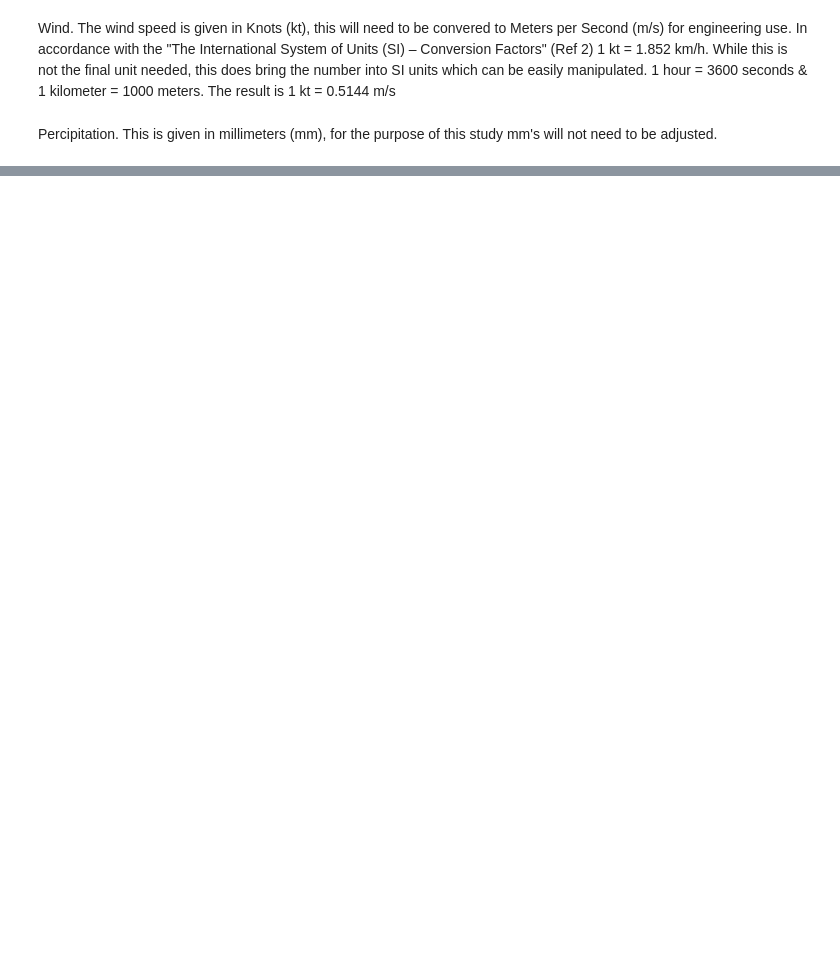
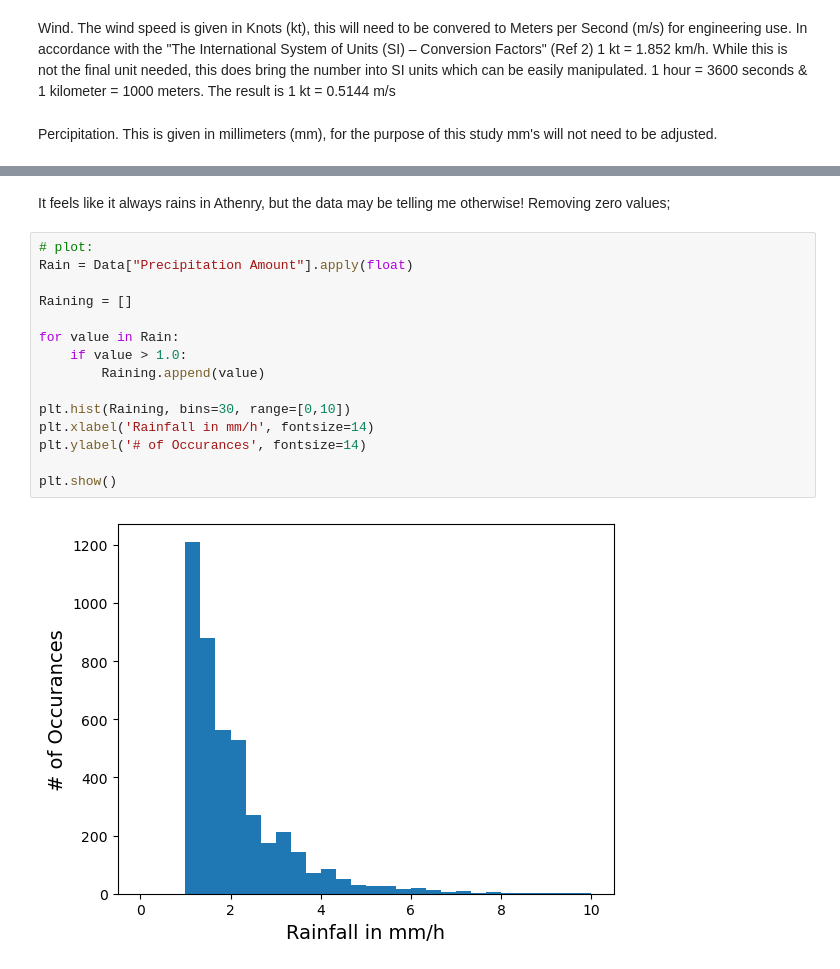
Before and after one commit to DaveAero/Project1, a Jupyter notebook: Untitled.ipynb, the cells around one changed output, grey strips where cells are left out. Cells and saved outputs as stored; diff of their text form; blank space fills up the shorter version.

```diff
--- a/Untitled.ipynb
+++ b/Untitled.ipynb
@@ -64,0 +101,19 @@ Percipitation. This is given in millimeters (mm), for the purpose of this study
+# %% [markdown]
+It feels like it always rains in Athenry, but the data may be telling me otherwise! Removing zero values;
+# %%
+# plot:
+Rain = Data["Precipitation Amount"].apply(float)
+
+Raining = []
+
+for value in Rain:
+    if value > 1.0:
+        Raining.append(value)
+
+plt.hist(Raining, bins=30, range=[0,10])
+plt.xlabel('Rainfall in mm/h', fontsize=14)
+plt.ylabel('# of Occurances', fontsize=14)
+
+plt.show()
+# %% [output]
+[figure, added]
```
Also changed, not shown: parts of 15 cells of this notebook, 1 other file.
